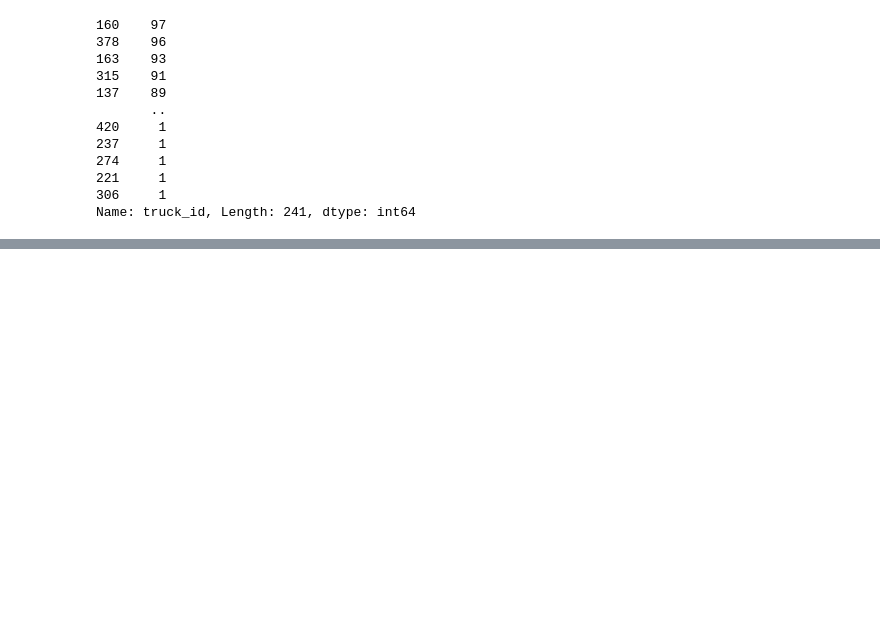
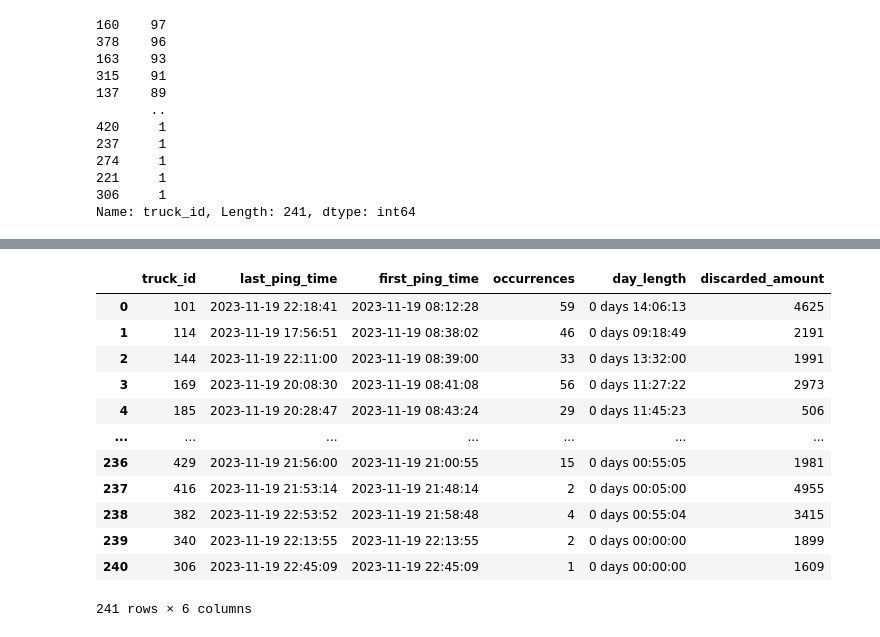
Before and after one commit to imaique/123Loadboard-Challenge, a Jupyter notebook: data_analysis/data analysis.ipynb, the cells around one changed output, grey strips where cells are left out. Saved outputs shown, nothing was run; the diff lists cells and outputs as text; code cells hidden in the pictures; blank space fills up the shorter version.

```diff
--- a/data_analysis/data analysis.ipynb
+++ b/data_analysis/data analysis.ipynb
@@ -127,0 +156,16 @@ plt.show()
+# %%
+df_truck
+# %% [output]
+|  | truck_id | last_ping_time | first_ping_time | occurrences | day_length | discarded_amount |
+| 0 | 101 | 2023-11-19 22:18:41 | 2023-11-19 08:12:28 | 59 | 0 days 14:06:13 | 4625 |
+| 1 | 114 | 2023-11-19 17:56:51 | 2023-11-19 08:38:02 | 46 | 0 days 09:18:49 | 2191 |
+| 2 | 144 | 2023-11-19 22:11:00 | 2023-11-19 08:39:00 | 33 | 0 days 13:32:00 | 1991 |
+| 3 | 169 | 2023-11-19 20:08:30 | 2023-11-19 08:41:08 | 56 | 0 days 11:27:22 | 2973 |
+| 4 | 185 | 2023-11-19 20:28:47 | 2023-11-19 08:43:24 | 29 | 0 days 11:45:23 | 506 |
+| ... | ... | ... | ... | ... | ... | ... |
+| 236 | 429 | 2023-11-19 21:56:00 | 2023-11-19 21:00:55 | 15 | 0 days 00:55:05 | 1981 |
+| 237 | 416 | 2023-11-19 21:53:14 | 2023-11-19 21:48:14 | 2 | 0 days 00:05:00 | 4955 |
+| 238 | 382 | 2023-11-19 22:53:52 | 2023-11-19 21:58:48 | 4 | 0 days 00:55:04 | 3415 |
+| 239 | 340 | 2023-11-19 22:13:55 | 2023-11-19 22:13:55 | 2 | 0 days 00:00:00 | 1899 |
+| 240 | 306 | 2023-11-19 22:45:09 | 2023-11-19 22:45:09 | 1 | 0 days 00:00:00 | 1609 |
+241 rows × 6 columns
```
Also changed, not shown: parts of 12 cells of this notebook, 5 other files.
